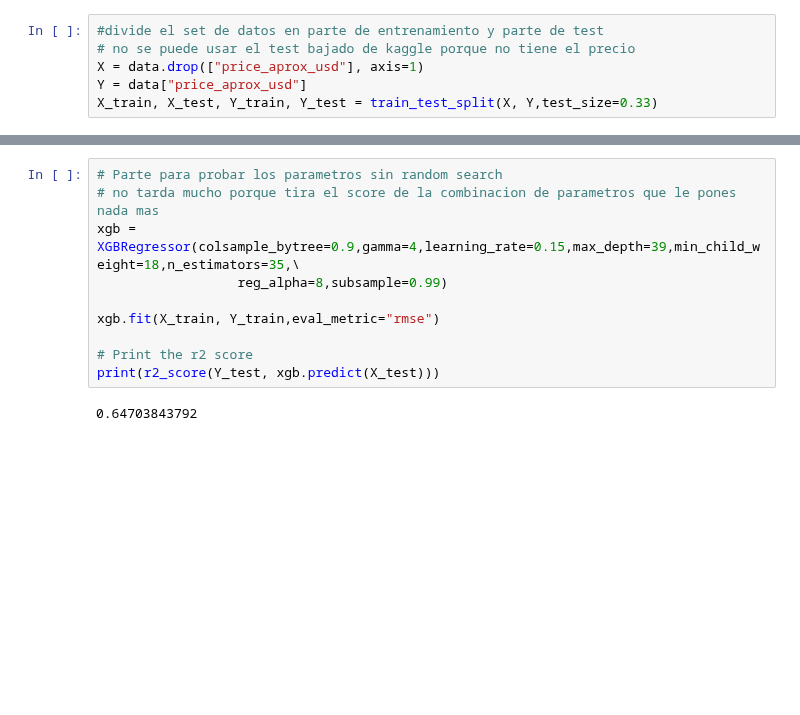
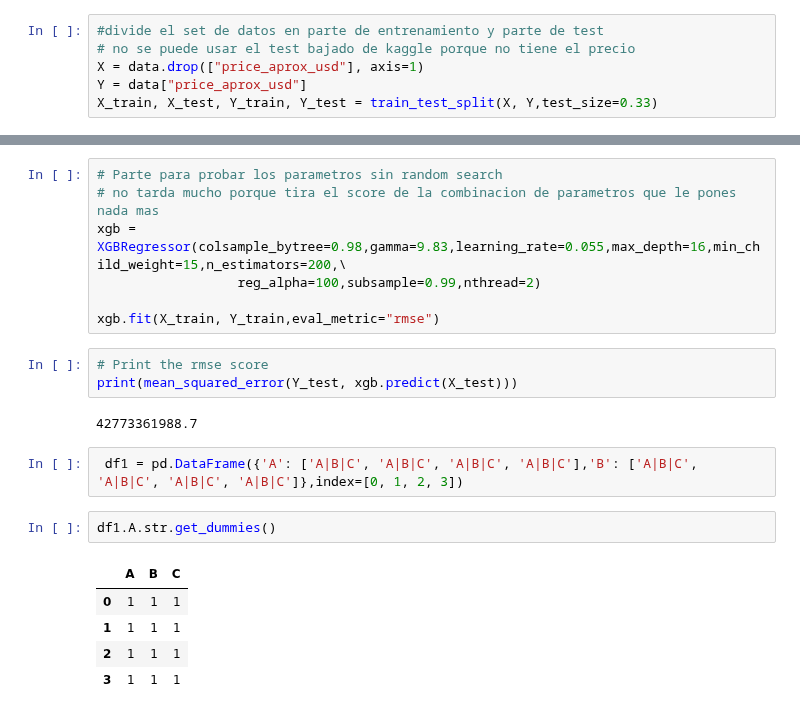
Before and after one commit to LucianoGiannotti/ProperatiDatosTP, a Jupyter notebook: TP2-XGBOOST.ipynb, the cells around one changed output, grey strips where cells are left out. Drawn from its saved outputs; the diff is of its cells as text; blank space fills up the shorter version.

```diff
--- a/TP2-XGBOOST.ipynb
+++ b/TP2-XGBOOST.ipynb
@@ -197,12 +276,22 @@ grid.best_params_
 # %%
 # Parte para probar los parametros sin random search
 # no tarda mucho porque tira el score de la combinacion de parametros que le pones nada mas
-xgb = XGBRegressor(colsample_bytree=0.9,gamma=4,learning_rate=0.15,max_depth=39,min_child_weight=18,n_estimators=35,\
-                  reg_alpha=8,subsample=0.99)
+xgb = XGBRegressor(colsample_bytree=0.98,gamma=9.83,learning_rate=0.055,max_depth=16,min_child_weight=15,n_estimators=200,\
+                  reg_alpha=100,subsample=0.99,nthread=2)
 
 xgb.fit(X_train, Y_train,eval_metric="rmse")
-
-# Print the r2 score
-print(r2_score(Y_test, xgb.predict(X_test)))
-# %% [output]
-0.64703843792
+# %%
+# Print the rmse score
+print(mean_squared_error(Y_test, xgb.predict(X_test)))
+# %% [output]
+42773361988.7
+# %%
+ df1 = pd.DataFrame({'A': ['A|B|C', 'A|B|C', 'A|B|C', 'A|B|C'],'B': ['A|B|C', 'A|B|C', 'A|B|C', 'A|B|C']},index=[0, 1, 2, 3])
+# %%
+df1.A.str.get_dummies()
+# %% [output]
+|  | A | B | C |
+| 0 | 1 | 1 | 1 |
+| 1 | 1 | 1 | 1 |
+| 2 | 1 | 1 | 1 |
+| 3 | 1 | 1 | 1 |
```
Also changed, not shown: parts of 16 cells of this notebook, 1 other file.
